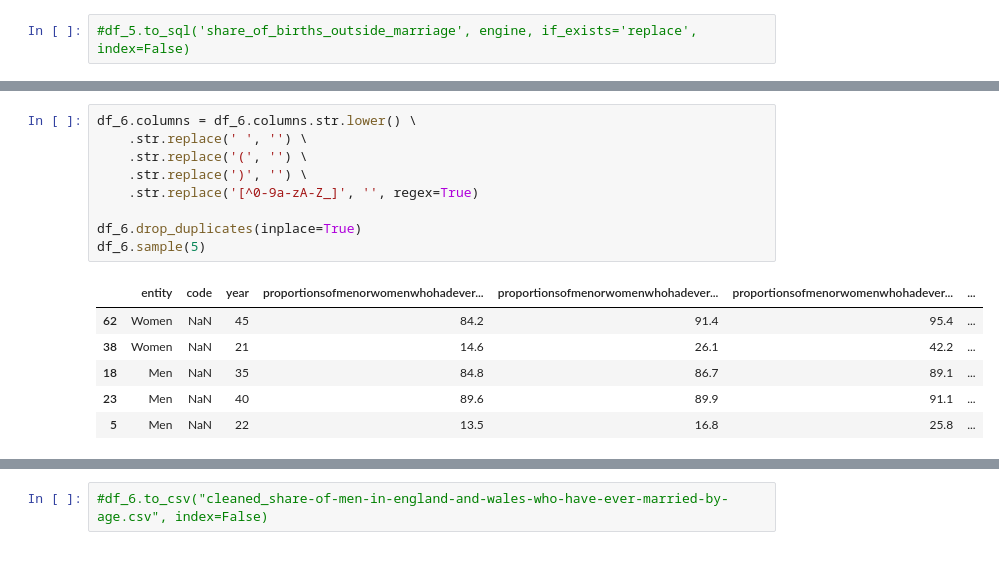
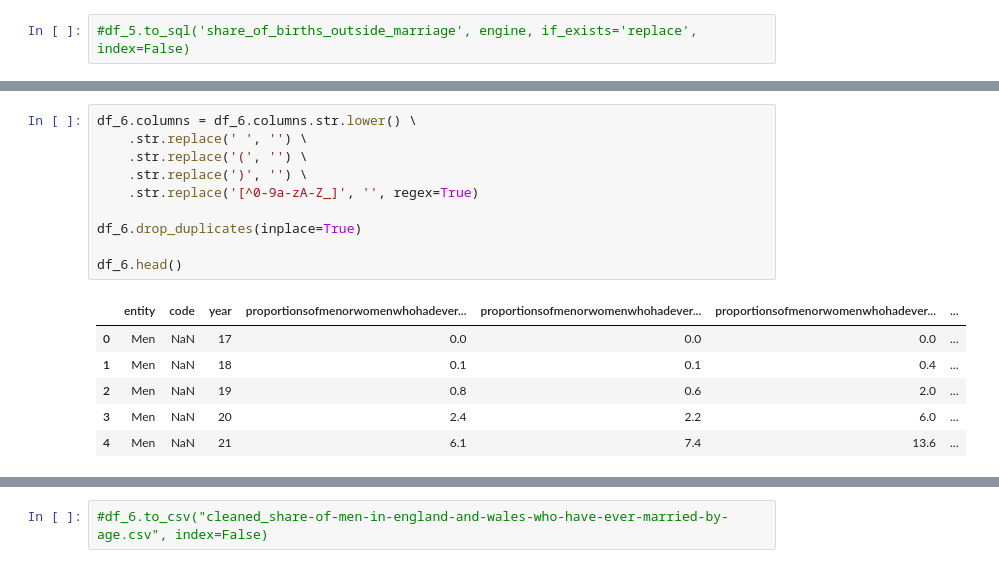
Before and after one commit to YkslB/marriage_statistics, a Jupyter notebook: scripts/Cleaning.ipynb, the cells around one changed output, grey strips where cells are left out. Cells and saved outputs as stored; diff of their text form.

```diff
--- a/scripts/Cleaning.ipynb
+++ b/scripts/Cleaning.ipynb
@@ -197,19 +247,20 @@ df_6 = pd.read_csv('../data/Raw/share-of-men-in-england-and-wales-who-have-ever-
 # %%
 df_6.columns = df_6.columns.str.lower() \
     .str.replace(' ', '') \
     .str.replace('(', '') \
     .str.replace(')', '') \
     .str.replace('[^0-9a-zA-Z_]', '', regex=True)
 
 df_6.drop_duplicates(inplace=True)
-df_6.sample(5)
+
+df_6.head()
 # %% [output]
 |  | entity | code | year | proportionsofmenorwomenwhohadever... | proportionsofmenorwomenwhohadever... | proportionsofmenorwomenwhohadever... | ... |
-| 62 | Women | NaN | 45 | 84.2 | 91.4 | 95.4 | ... |
-| 38 | Women | NaN | 21 | 14.6 | 26.1 | 42.2 | ... |
-| 18 | Men | NaN | 35 | 84.8 | 86.7 | 89.1 | ... |
-| 23 | Men | NaN | 40 | 89.6 | 89.9 | 91.1 | ... |
-| 5 | Men | NaN | 22 | 13.5 | 16.8 | 25.8 | ... |
+| 0 | Men | NaN | 17 | 0.0 | 0.0 | 0.0 | ... |
+| 1 | Men | NaN | 18 | 0.1 | 0.1 | 0.4 | ... |
+| 2 | Men | NaN | 19 | 0.8 | 0.6 | 2.0 | ... |
+| 3 | Men | NaN | 20 | 2.4 | 2.2 | 6.0 | ... |
+| 4 | Men | NaN | 21 | 6.1 | 7.4 | 13.6 | ... |
 # %%
 df_6 = df_6.drop(columns=['code','proportionsofmenorwomenwhohadevermarriedbyacertainagefor1980birthcohort',
     'proportionsofmenorwomenwhohadevermarriedbyacertainagefor1990birthcohort',
```
Also changed, not shown: parts of 73 cells of this notebook, 2 other files.
